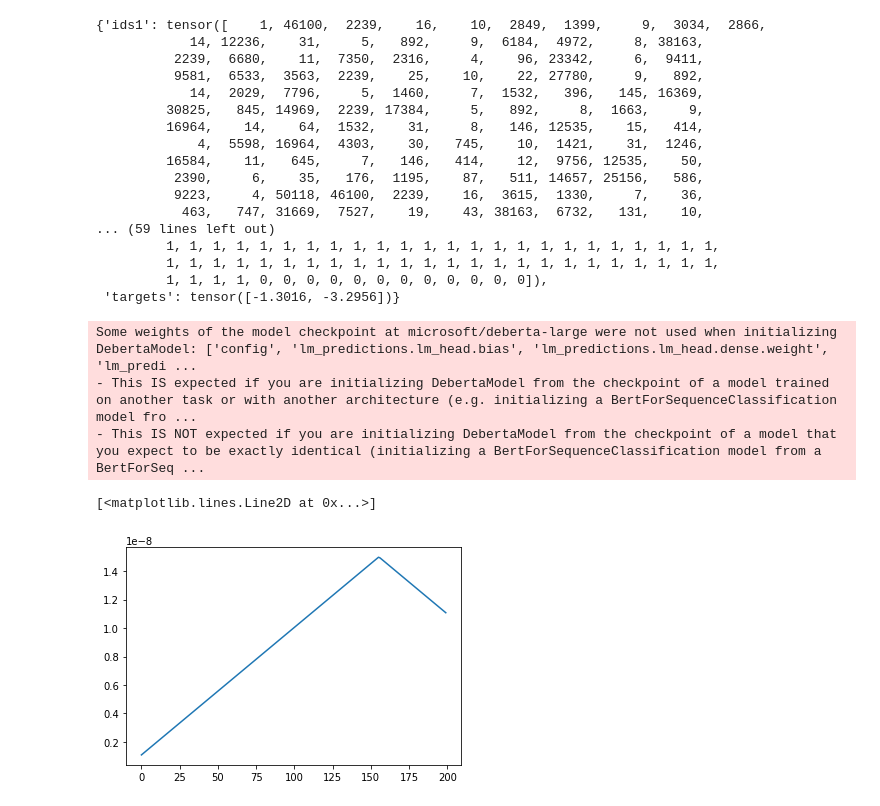
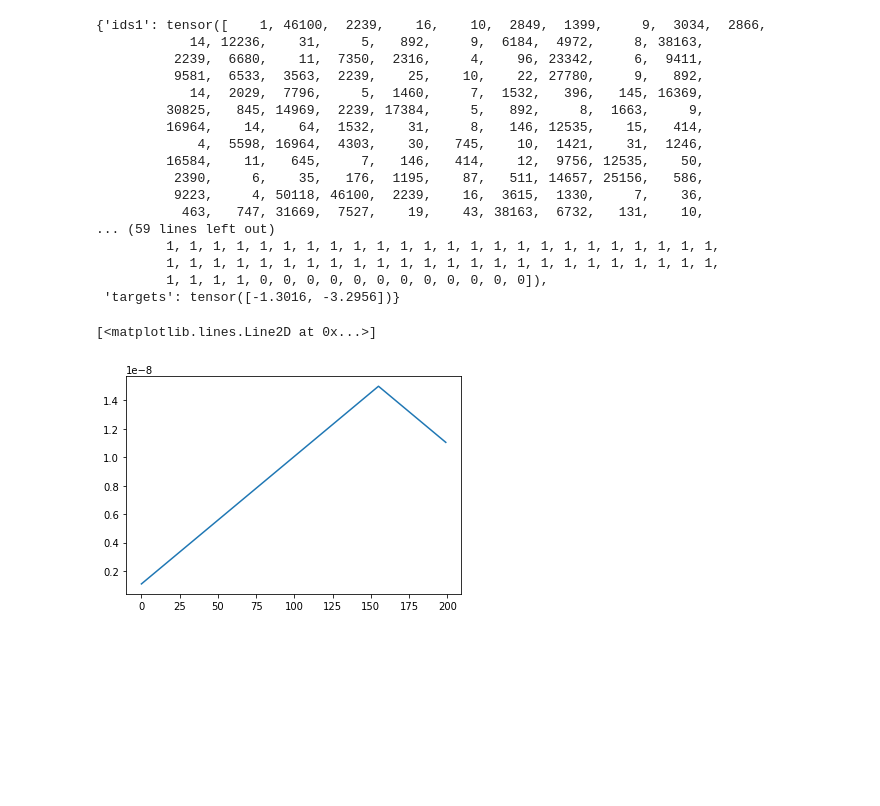
Before and after one commit to beifa/CommonLit, a Jupyter notebook: work_on_error_part4.ipynb, the cells around one changed output. Saved outputs shown, nothing was run; the diff lists cells and outputs as text; code cells hidden in the pictures; blank space fills up the shorter version.

```diff
--- a/work_on_error_part4.ipynb
+++ b/work_on_error_part4.ipynb
@@ -303,34 +315,35 @@ model = CommonlitModel(
 # %%
 def custom_scheduler(optimizer, steps_per_epoch, lr_min, lr_max):
     def lr_lambda(current_step):
+        """ current_step == epoch
+            steps_per_epoch == 5000/16 (312)
+
+        if current_step < steps_per_epoch / 2:
+            <160 epoch
+        else
+            >160 epoch
+        """
         current_step = current_step % steps_per_epoch
         if current_step < steps_per_epoch / 2:
             y = ((lr_max - lr_min) / (steps_per_epoch / 2)) * current_step + lr_min
         else:
             y = (-1.0 * (lr_max - lr_min) / (steps_per_epoch / 2)) * current_step + lr_max + (lr_max - lr_min)
         return y
+    return LambdaLR(optimizer, lr_lambda, last_epoch=-1)
 
-    return LambdaLR(optimizer, lr_lambda, last_epoch=-1)
+
+cs = custom_scheduler(
+    optimizer,
+    int(5000/16), # 312
+    1e-6,
+    1.5e-5,
+)
+tmp = []
+for epoch in range(200):
+    cs.step()
+    tmp.append(optimizer.param_groups[0]['lr'])
+
+plt.plot(tmp)
+# %% [output]
+[<matplotlib.lines.Line2D at 0x...>]
+[figure, added]
-# %%
-model = transformers.AutoModel.from_pretrained('microsoft/deberta-large')
-# %% [output]
-Some weights of the model checkpoint at microsoft/deberta-large were not used when initializing DebertaModel: ['config', 'lm_predictions.lm_head.bias', 'lm_predictions.lm_head.dense.weight', 'lm_predi ...
-- This IS expected if you are initializing DebertaModel from the checkpoint of a model trained on another task or with another architecture (e.g. initializing a BertForSequenceClassification model fro ...
-- This IS NOT expected if you are initializing DebertaModel from the checkpoint of a model that you expect to be exactly identical (initializing a BertForSequenceClassification model from a BertForSeq ...
-# %%
-optimizer = transformers.AdamW(model.parameters())
-cs = custom_scheduler(
-    optimizer,
-    5000/16,
-    1e-6,
-    1.5e-5,
-)
-tmp = []
-for epoch in range(200):
-    cs.step()
-    tmp.append(optimizer.param_groups[0]['lr'])
-
-plt.plot(tmp)
-# %% [output]
-[<matplotlib.lines.Line2D at 0x...>]
-[figure, removed]
```
Also changed, not shown: parts of 2 cells of this notebook.
